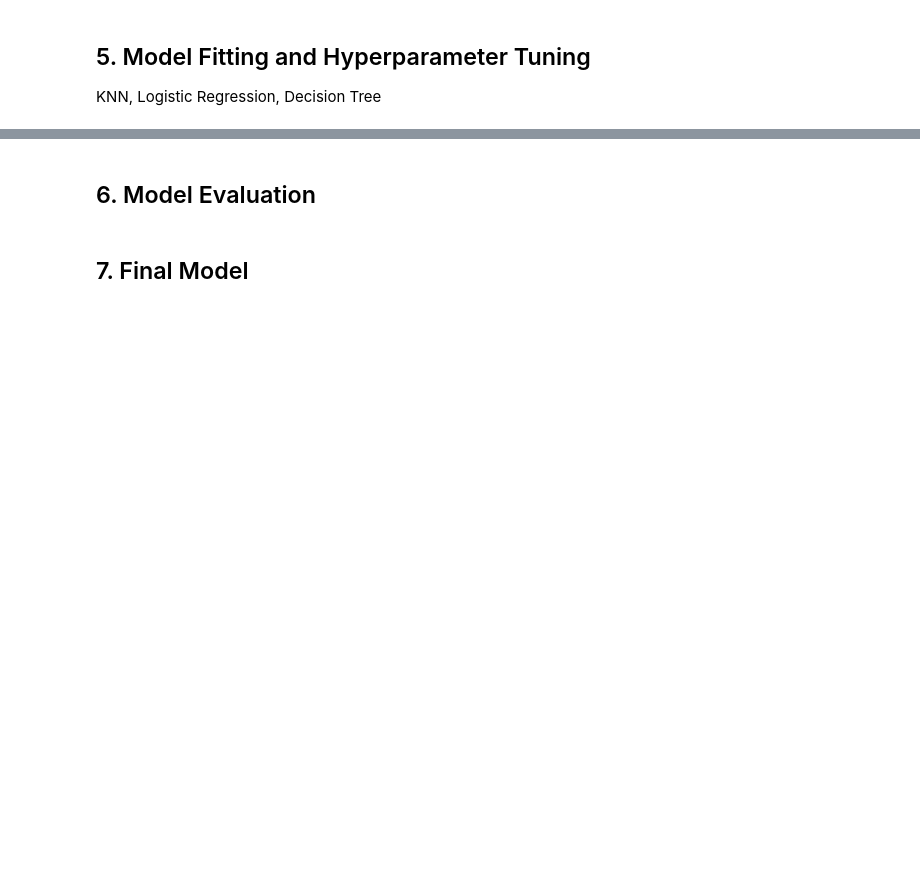
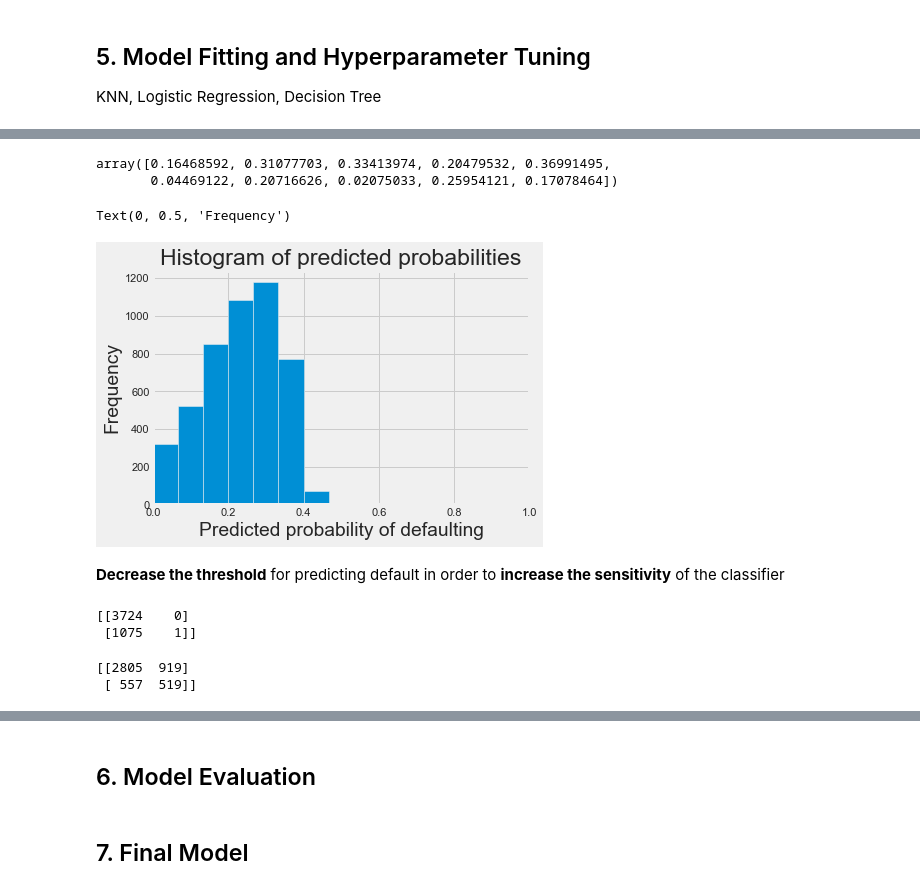
Before and after one commit to bryandps/module3_bakeoff, a Jupyter notebook: classification-assessment-updated.ipynb, the cells around one changed output, grey strips where cells are left out. Drawn from its saved outputs; the diff is of its cells as text; code cells hidden in the pictures; blank space fills up the shorter version.

```diff
--- a/classification-assessment-updated.ipynb
+++ b/classification-assessment-updated.ipynb
@@ -626,3 +658,12 @@ This is better because we can distinguish than men in general are more likely to
+# %%
+features = df[['LIMIT_BAL', 'EDUCATION', 'AGE', 'PAY_0', 'PAY_2',
+       'PAY_3', 'PAY_4', 'PAY_5', 'PAY_6', 'BILL_AMT1', 'BILL_AMT2',
+       'BILL_AMT3', 'BILL_AMT4', 'BILL_AMT5', 'BILL_AMT6', 'PAY_AMT1',
+       'PAY_AMT2', 'PAY_AMT3', 'PAY_AMT4', 'PAY_AMT5', 'PAY_AMT6',
+       'default payment next month', 'BALANCE',
+       'CIVIL_STATUS']]
+# %%
+X_train, X_test, y_train, y_test = train_test_split(features, target, random_state=42,test_size=0.2)
 # %% [markdown]
 ## 5. Model Fitting and Hyperparameter Tuning
 KNN, Logistic Regression, Decision Tree
@@ -628,0 +672,2 @@ KNN, Logistic Regression, Decision Tree
+# %%
+logreg = LogisticRegression().fit(X_train,y_train)
@@ -628,0 +907,21 @@ KNN, Logistic Regression, Decision Tree
+# %%
+# print the first 10 predicted probabilities for class 1
+logreg.predict_proba(X_test)[0:10, 1]
+# %% [output]
+array([0.16468592, 0.31077703, 0.33413974, 0.20479532, 0.36991495,
+       0.04469122, 0.20716626, 0.02075033, 0.25954121, 0.17078464])
+# %%
+# store the predicted probabilities for class 1
+y_pred_prob = logreg.predict_proba(X_test)[:, 1]
+# %%
+# histogram of predicted probabilities
+plt.hist(y_pred_prob, bins=8)
+plt.xlim(0, 1)
+plt.title('Histogram of predicted probabilities')
+plt.xlabel('Predicted probability of defaulting')
+plt.ylabel('Frequency')
+# %% [output]
+Text(0, 0.5, 'Frequency')
+[figure, added]
+# %% [markdown]
+**Decrease the threshold** for predicting default in order to **increase the sensitivity** of the classifier
@@ -628,0 +930,12 @@ KNN, Logistic Regression, Decision Tree
+# %%
+# previous confusion matrix (default threshold of 0.5)
+print(confusion)
+# %% [output]
+[[3724    0]
+ [1075    1]]
+# %%
+# new confusion matrix (threshold of 0.3)
+print(metrics.confusion_matrix(y_test, y_pred_class))
+# %% [output]
+[[2805  919]
+ [ 557  519]]
```
Also changed, not shown: parts of 76 cells of this notebook.
